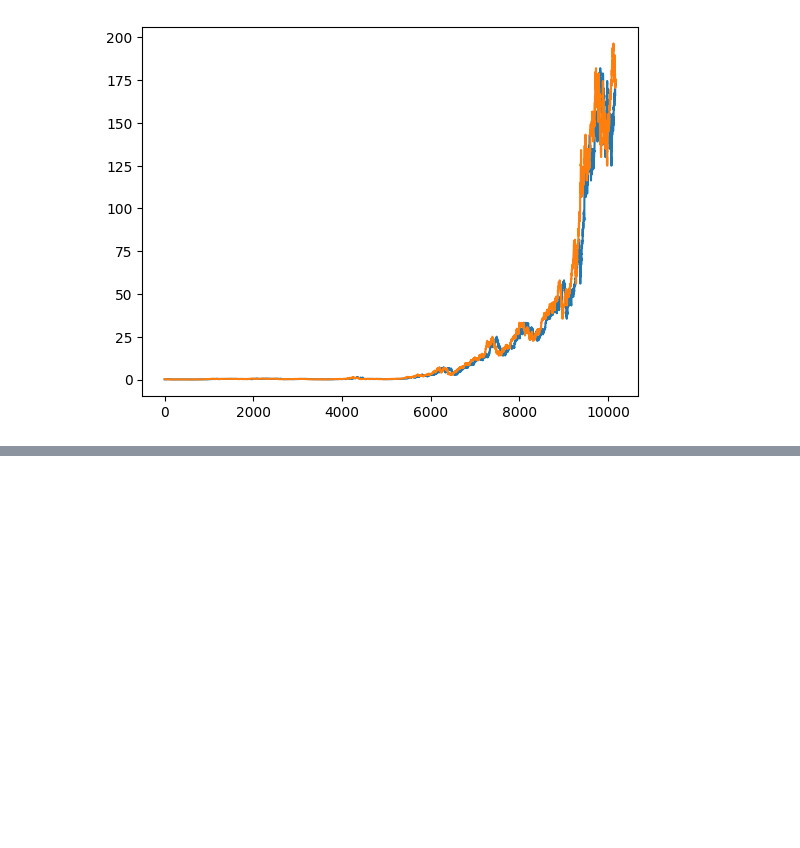
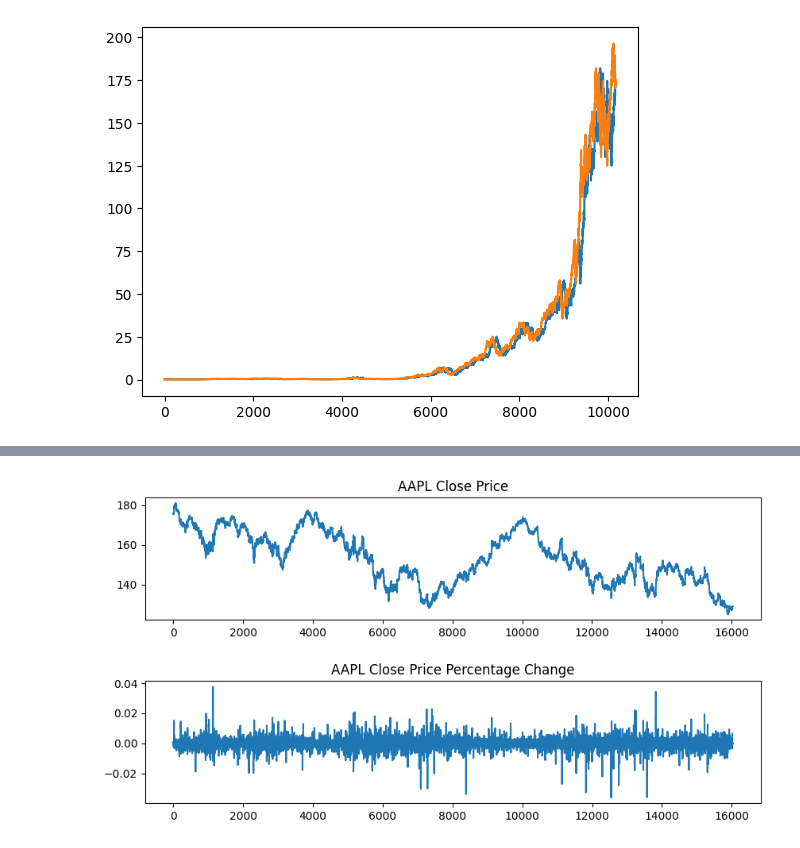
Before and after one commit to clo3olb/trader_ai, a Jupyter notebook: predictor/analysis/dataset_analysis.ipynb, the cells around one changed output, grey strips where cells are left out. Saved outputs shown, nothing was run; the diff lists cells and outputs as text; code cells hidden in the pictures; blank space fills up the shorter version.

```diff
--- a/predictor/analysis/dataset_analysis.ipynb
+++ b/predictor/analysis/dataset_analysis.ipynb
@@ -133,0 +153,23 @@ data.to_csv('../dataset/AAPL_Future.csv', index=False)
+# %%
+import pandas as pd
+import numpy as np
+import matplotlib.pyplot as plt
+
+data1 = pd.read_csv('../dataset/AAPL.csv')
+data2 = pd.read_csv('../dataset/AAPL_pct.csv')
+
+plt.figure(figsize=(10, 5))
+
+plt.subplot(2, 1, 1)
+plt.plot(data1["Close"])
+plt.title("AAPL Close Price")
+
+plt.subplot(2, 1, 2)
+plt.plot(data2["Close"])
+plt.title("AAPL Close Price Percentage Change")
+
+plt.subplots_adjust(hspace=0.5)  # Adjust the spacing between subplots
+
+plt.show()
+# %% [output]
+[figure, added]
```
Also changed, not shown: parts of 1 cell of this notebook.
